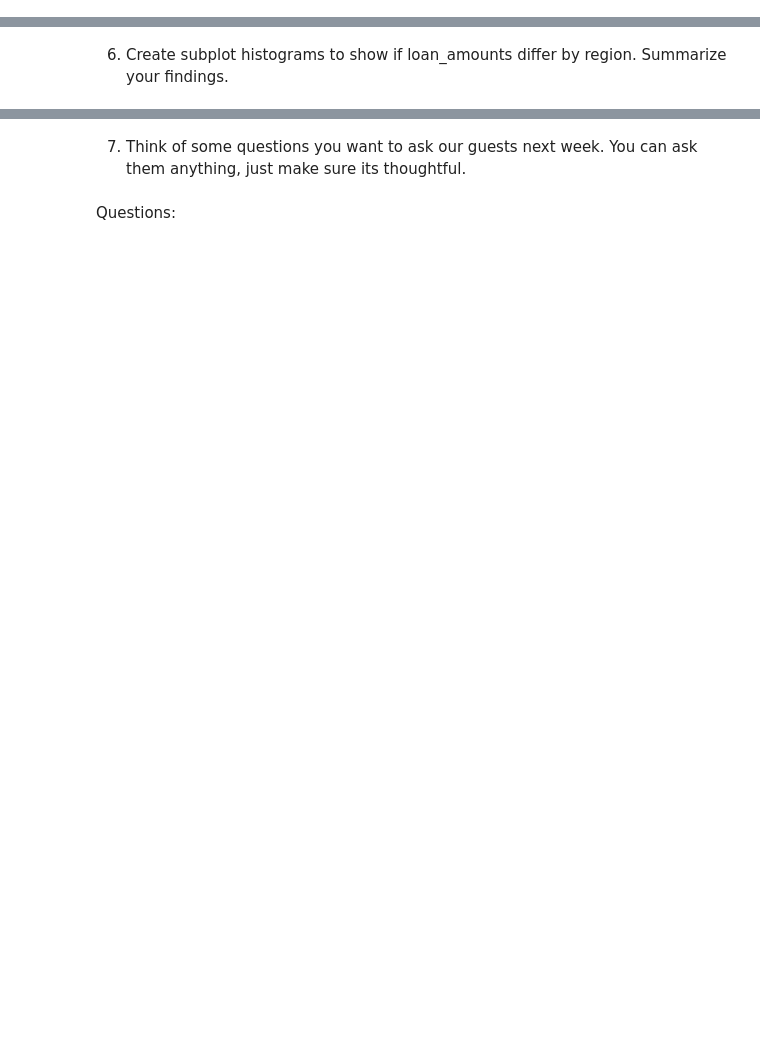
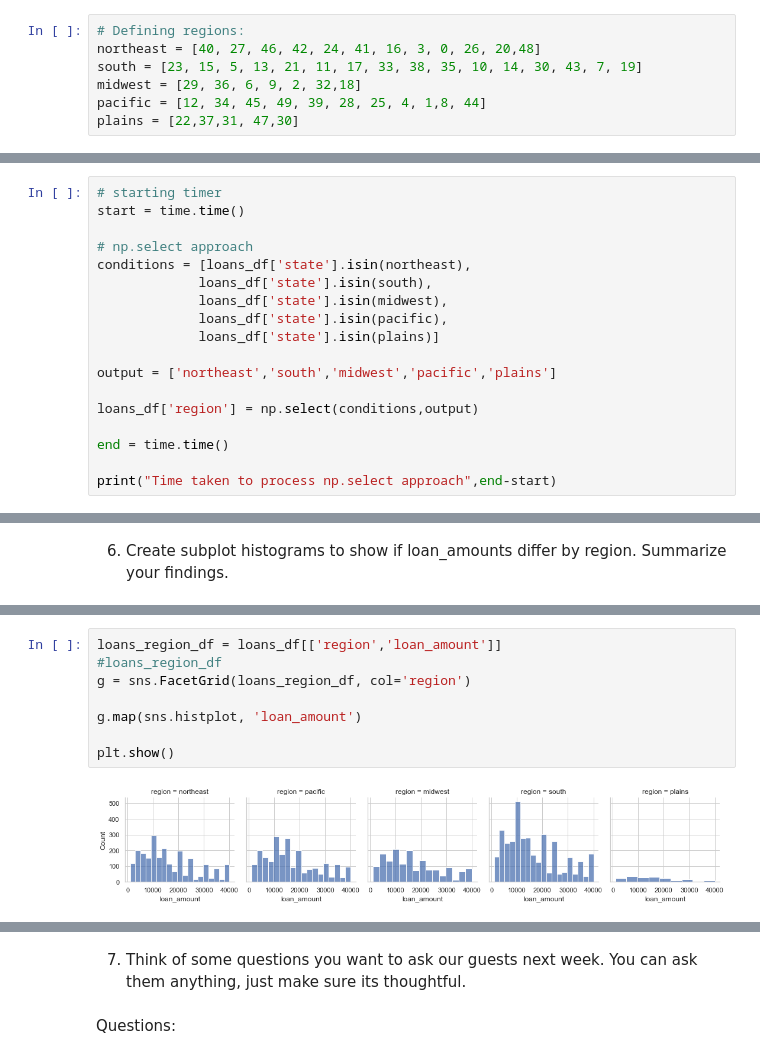
Before and after one commit to N-J-Miller/Week_12, a Jupyter notebook: Week_12_Homework.ipynb, the cells around one changed output, grey strips where cells are left out. Cells and saved outputs as stored; diff of their text form; blank space fills up the shorter version.

```diff
--- a/Week_12_Homework.ipynb
+++ b/Week_12_Homework.ipynb
@@ -307,0 +448,7 @@ Name: total_collection_amount_ever, Length: 896, dtype: int64
+# %%
+# Defining regions:
+northeast = [40, 27, 46, 42, 24, 41, 16, 3, 0, 26, 20,48]
+south = [23, 15, 5, 13, 21, 11, 17, 33, 38, 35, 10, 14, 30, 43, 7, 19]
+midwest = [29, 36, 6, 9, 2, 32,18]
+pacific = [12, 34, 45, 49, 39, 28, 25, 4, 1,8, 44]
+plains = [22,37,31, 47,30]
@@ -307,0 +479,18 @@ Name: total_collection_amount_ever, Length: 896, dtype: int64
+# %%
+# starting timer
+start = time.time()
+
+# np.select approach
+conditions = [loans_df['state'].isin(northeast),
+             loans_df['state'].isin(south),
+             loans_df['state'].isin(midwest),
+             loans_df['state'].isin(pacific),
+             loans_df['state'].isin(plains)]
+
+output = ['northeast','south','midwest','pacific','plains']
+
+loans_df['region'] = np.select(conditions,output)
+
+end = time.time()
+
+print("Time taken to process np.select approach",end-start)
@@ -309,0 +514,10 @@ Name: total_collection_amount_ever, Length: 896, dtype: int64
+# %%
+loans_region_df = loans_df[['region','loan_amount']]
+#loans_region_df
+g = sns.FacetGrid(loans_region_df, col='region')
+
+g.map(sns.histplot, 'loan_amount')
+
+plt.show()
+# %% [output]
+[figure, added]
```
Also changed, not shown: parts of 44 cells of this notebook.
